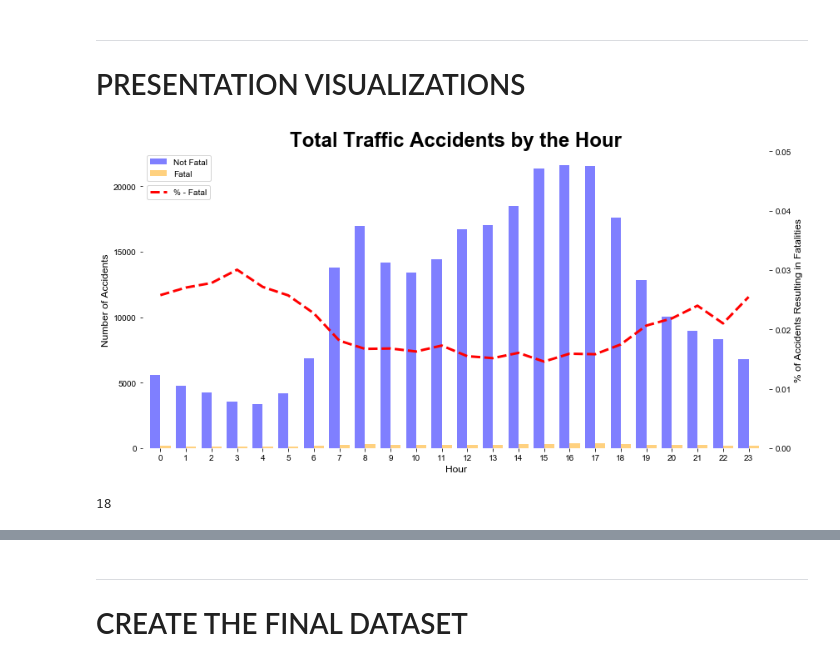
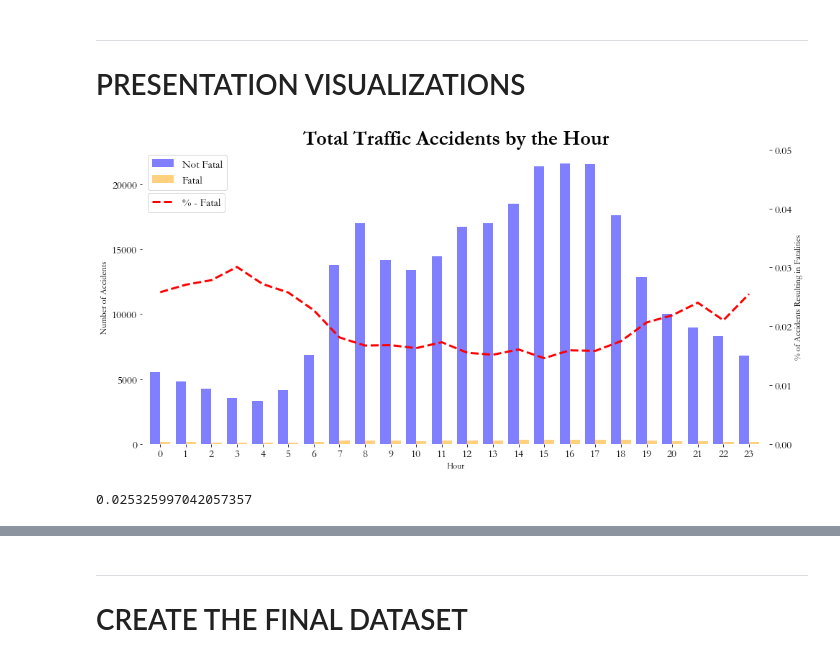
Before and after one commit to Morgan-Sell/chi-traffic-accidents, a Jupyter notebook: chi-traffic-preso-eda.ipynb, the cells around one changed output, grey strips where cells are left out. Drawn from its saved outputs; the diff is of its cells as text; code cells hidden in the pictures.

```diff
--- a/chi-traffic-preso-eda.ipynb
+++ b/chi-traffic-preso-eda.ipynb
@@ -288,7 +288,7 @@ width = 0.4
 
 
 # Create
-fig, ax1 = plt.subplots(figsize=(12,6))
+fig, ax1 = plt.subplots(figsize=(14,7))
 
 ax1.bar(pos_hour, hour_fatal_df['num_not_fatal'], width, alpha=0.5, color='b', label='Not Fatal')
 ax1.bar([p + width for p in pos_hour], hour_fatal_df['num_fatal'], width, alpha=0.5, color='orange', label='Fatal')
@@ -296,42 +296,46 @@ ax1.set_ylabel('Number of Accidents', fontsize=12)
 ax1.set_xticks([p + 0.5 * width for p in pos_hour])
 ax1.set_xticklabels(hour_fatal_df['hour'])
 ax1.set_xlabel('Hour', fontsize=12)
-ax1.set_title('Total Traffic Accidents by the Hour', fontsize=24, fontweight='bold')
+ax1.set_title('Total Traffic Accidents by the Hour', fontsize=28, fontweight='bold')
 
 ax1.set_xlim(-0.5, len(hour_fatal_df))
 
 ax1.legend(loc='upper left', facecolor='white')
 ax1.spines['top'].set_visible(False)
 ax1.spines['right'].set_visible(False)
 ax1.spines['bottom'].set_visible(False)
 ax1.spines['left'].set_visible(False)
 ax1.grid(color=None, linestyle='None')
 ax1.set_facecolor('white')
-plt.rcParams['font.family'] = 'arial'
+
 
 # Share x-axis
 ax2=ax1.twinx()
 
 ax2.set_ylabel('% of Accidents Resulting in Fatalities', fontsize=12)
 ax2.set_ylim(0,0.05)
 ax2.plot([p + width/2 for p in pos_hour], hour_fatal_df['prcnt_fatal'] , color='red', linestyle='--', linewidth=3,
          label='% - Fatal')
 
-ax2.legend(bbox_to_anchor=(0, 0, 0.115, 0.9), facecolor='white')
+ax2.legend(bbox_to_anchor=(0, 0, 0.14, 0.87), facecolor='white')
 ax2.grid(color=None, linestyle='None')
-plt.tight_layout();
+plt.rcParams['font.family'] = 'garamond'
+
 
 ax2.spines['top'].set_visible(False)
 ax2.spines['right'].set_visible(False)
 ax2.spines['bottom'].set_visible(False)
 ax2.spines['left'].set_visible(False)
+plt.tight_layout();
 
-#fig.savefig('images/hourly_trend.png')
+
+fig.savefig('images/hourly_trend.png')
 # check math
 #print("Returns TRUE if Total # of Accidents Reconcile: ", (sum(hour_fatal_df['total'])==len(accidents)))
 # %% [output]
-[figure, old version]
+[figure, new version]
-# %%
-len(pie_vals)
-# %% [output]
-18
+# %%
+night_early_am = hour_fatal_df[(hour_fatal_df['hour'] >= 20) | (hour_fatal_df['hour'] <=6)]
+night_early_am['prcnt_fatal'].mean()
+# %% [output]
+0.025325997042057357
```
Also changed, not shown: parts of 116 cells of this notebook.
